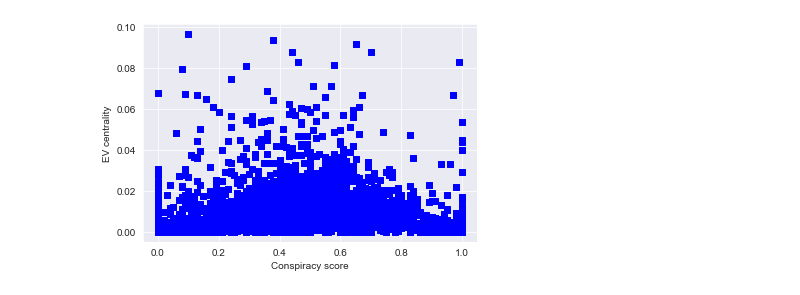
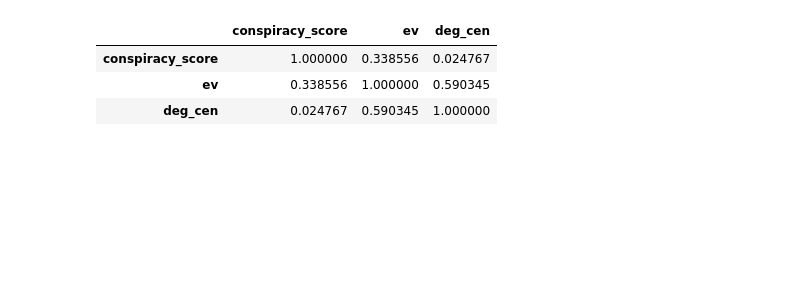
Before and after one commit to gi-ux/Vaccines_Discussion_Italy, a Jupyter notebook: Italian/notebook/12.Centrality_and_score.ipynb, the cells around one changed output. Saved outputs shown, nothing was run; the diff lists cells and outputs as text; code cells hidden in the pictures; blank space fills up the shorter version.

```diff
--- a/Italian/notebook/12.Centrality_and_score.ipynb
+++ b/Italian/notebook/12.Centrality_and_score.ipynb
@@ -34,7 +30,7 @@ tweets.head(20)
 # %%
-import numpy as np
-threshold_high_low = 20
-tweets = tweets[tweets['number_of_urls']>=threshold_high_low]
-tweets['conspiracy_score'] = np.around(((tweets['LOW'])/(tweets['HIGH']+tweets['LOW'])),2)
-tweets=tweets.sort_values(by=['conspiracy_score'], ascending=False)
-tweets.head(10)
+# import numpy as np
+# threshold_high_low = 20
+# tweets = tweets[tweets['number_of_urls']>=threshold_high_low]
+# tweets['conspiracy_score'] = np.around(((tweets['LOW'])/(tweets['HIGH']+tweets['LOW'])),2)
+# tweets=tweets.sort_values(by=['conspiracy_score'], ascending=False)
+# tweets.head(10)
@@ -53,8 +37,7 @@ tweets.head(10)
-# %%
-import matplotlib.pyplot as plt
-plt.scatter(list(tweets["conspiracy_score"]), list(tweets["ev"]), c ="blue", marker ="s",)
-plt.xlabel("Conspiracy score")
-plt.ylabel("EV centrality")
-plt.show()
-# %% [output]
-[figure, removed]
+# %%
+tweets[["conspiracy_score","ev","deg_cen"]].corr()
+# %% [output]
+|  | conspiracy_score | ev | deg_cen |
+| conspiracy_score | 1.000000 | 0.338556 | 0.024767 |
+| ev | 0.338556 | 1.000000 | 0.590345 |
+| deg_cen | 0.024767 | 0.590345 | 1.000000 |
```
Also changed, not shown: parts of 7 cells of this notebook, 6 other files.
